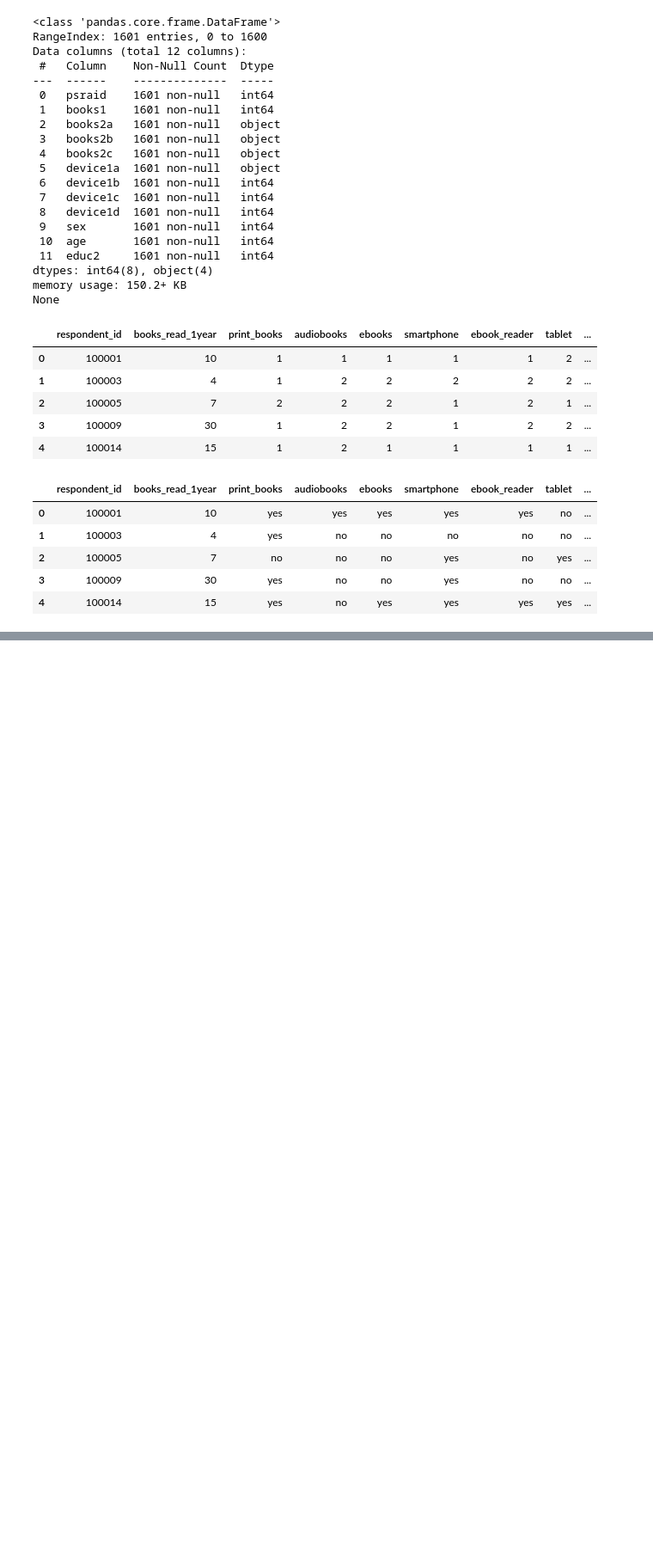
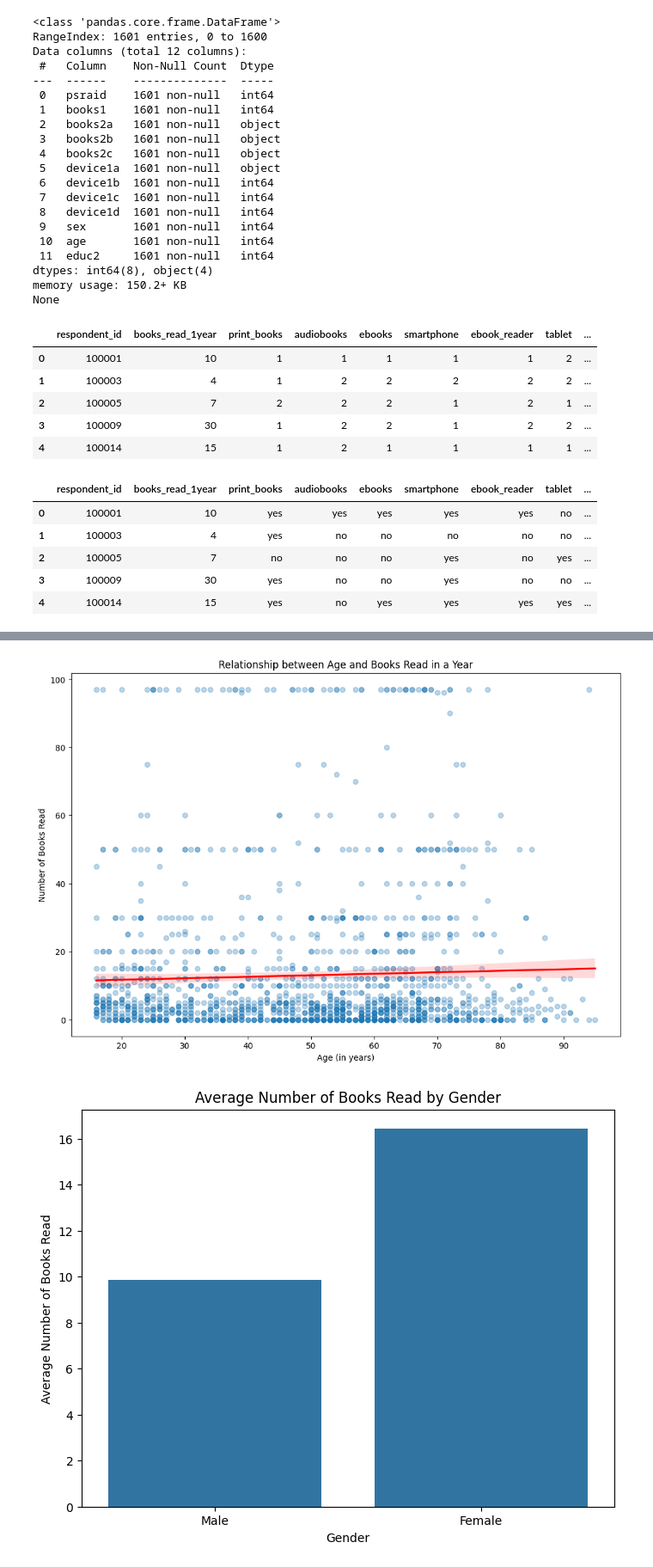
Before and after one commit to Omoyi/Book-Reading-Analysis-Project, a Jupyter notebook: readersDataCleaning.ipynb, the cells around one changed output, grey strips where cells are left out. Shown at 86% size. Saved outputs shown, nothing was run; the diff lists cells and outputs as text; code cells hidden in the pictures; blank space fills up the shorter version.

```diff
--- a/readersDataCleaning.ipynb
+++ b/readersDataCleaning.ipynb
@@ -168,0 +212,63 @@ Name: count, dtype: int64
+# %%
+#Analysing relationships in key variables now, after individually displaying them
+
+#Creating a scatter plot of age vs. books read in 1 year
+plot.figure(figsize=(12, 8))
+sns.regplot(x='age', y='books_read_1year', data=df, scatter_kws={'alpha':0.3}, line_kws={'color':'red'})
+plot.title('Relationship between Age and Books Read in a Year')
+plot.xlabel('Age (in years)')
+plot.ylabel('Number of Books Read')
+plot.show()
+
+#Creating a bar plot of books read by gender
+plot.figure(figsize=(8, 6))
+sns.barplot(x='gender', y='books_read_1year', data=df, errorbar=None)
+plot.title('Average Number of Books Read by Gender')
+plot.xlabel('Gender')
+plot.ylabel('Average Number of Books Read')
+plot.xticks(ticks=[0, 1], labels=['Male', 'Female']) # 1=Male, 2=Female
+plot.show()
+
+#Creating a bar plot of books read by education level
+plot.figure(figsize=(12, 8))
+sns.barplot(x='education', y='books_read_1year', data=df, errorbar=None)
+plot.title('Average Number of Books Read by Education Level')
+plot.xlabel('Education Level')
+plot.ylabel('Average Number of Books Read')
+plot.xticks(rotation=45, ha='right')
+plot.tight_layout()
+plot.show()
+
+#Creating a bar chart to the types of books people read and the devices they own.
+#Counting the number of yes responses for each reading format
+read_formats = {
+    'Print Books': (df['print_books'] == 'yes').sum(),
+    'Audiobooks' : (df['audiobooks'] == 'yes').sum(),
+    'Ebooks': (df['ebooks'] == 'yes').sum()
+}
+count = pd.DataFrame(read_formats.items(), columns=['Reading Format', 'Number of Readers'])
+
+plot.figure(figsize=(10,6))
+plot.bar(count['Reading Format'], count['Number of Readers'])
+plot.title('Number of Respondents who Read Different Book Formats')
+plot.xlabel('Reading Format')
+plot.ylabel('Number of Respondents')
+plot.show()
+
+#Counting the number of yes responses for the use/ownership of different devices
+device_types = {
+    'Smartphone': (df['smartphone'] == 'yes').sum(),
+    'EBook Reader': (df['ebook_reader'] == 'yes').sum(),
+    'Tablet': (df['tablet'] == 'yes').sum(),
+    'Laptop': (df['laptop'] == 'yes').sum()
+}
+count_devices = pd.DataFrame(device_types.items(), columns=['Device Type', 'Number of Owners'])
+plot.figure(figsize=(10,6))
+plot.bar(count_devices['Device Type'], count_devices['Number of Owners'])
+plot.title('Number of Respondents who Own Different Reading Devices')
+plot.xlabel('Device Type')
+plot.ylabel('Number of Owners')
+plot.show()
+# %% [output]
+[figure, added]
+[figure, added]
```
Also changed, not shown: parts of 6 cells of this notebook, 1 other file.
